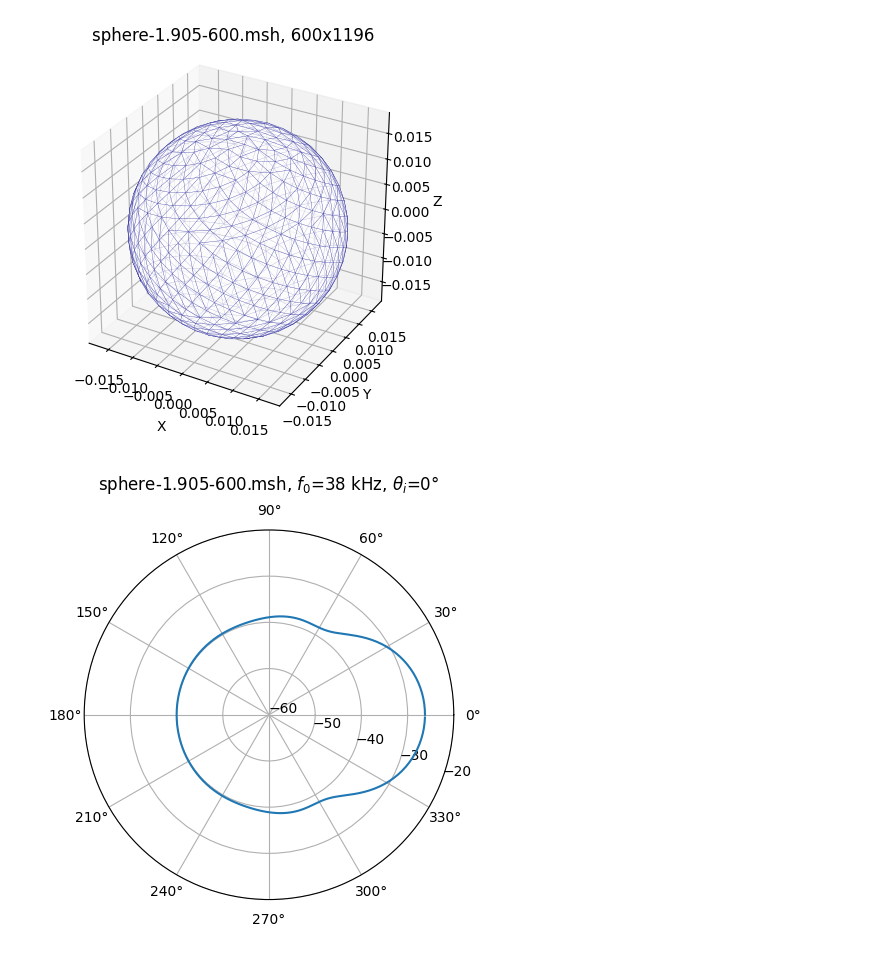
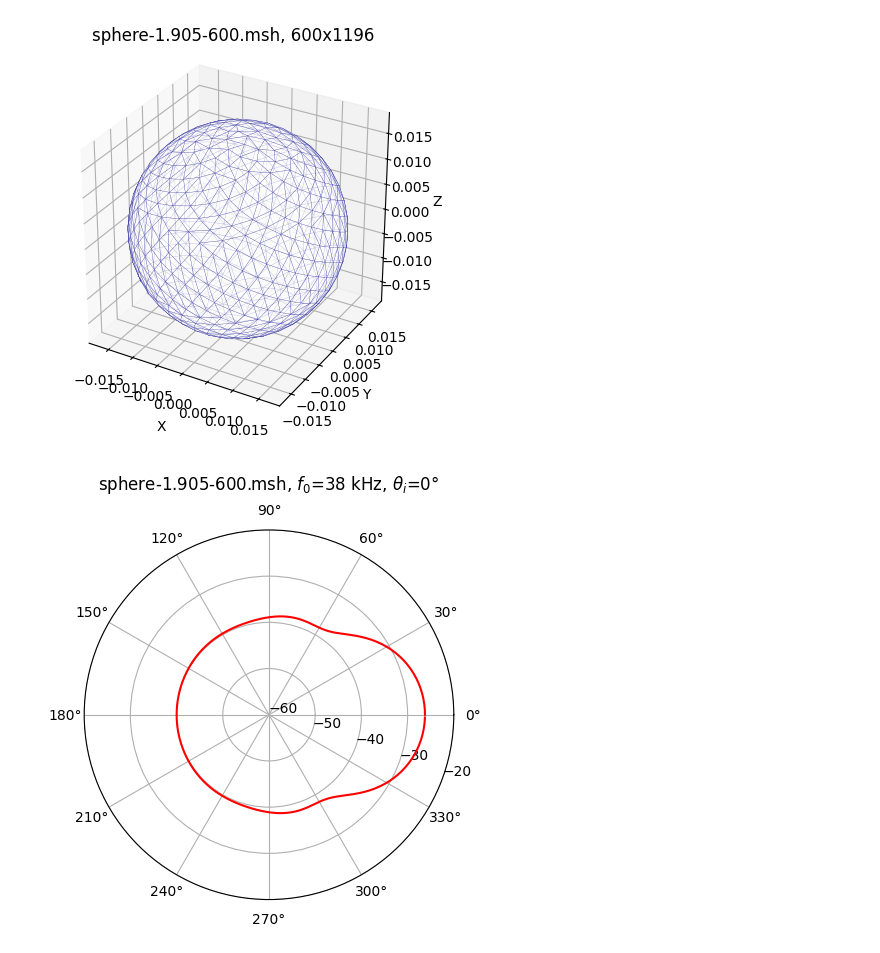
Before and after one commit to marmoszy/mm-bem, a Jupyter notebook: nb/soft_bempp.ipynb, the cells around one changed output. Cells and saved outputs as stored; diff of their text form; code cells hidden in the pictures.

```diff
--- a/nb/soft_bempp.ipynb
+++ b/nb/soft_bempp.ipynb
@@ -2,12 +2,7 @@
 # MM 19.5.2025: scattering from soft body
 # !pip install --force-reinstall "numpy<=2.2" scipy bempp-cl matplotlib
 
-repo_name = "mm-bem"
-repo_url = f"https://github.com/marmoszy/{repo_name}.git"
-import os
-if not os.path.exists(repo_name):
-    !git clone {repo_url}
-os.chdir(f"{repo_name}/msh")
+datapath="../msh/"
 
 import bempp_cl as bempp
 from bempp_cl.api.operators.boundary import helmholtz as boundary
@@ -28,7 +23,7 @@ d = array([cos(pi/180*th),sin(pi/180*th),0])# plane wave direction
 
 # target mesh and its space
 #grid = bempp.api.shapes.sphere(r=0.01905, h=c0/f0/5) # generated mesh
-grid = bempp.api.import_grid(fname)
+grid = bempp.api.import_grid(datapath+fname)
 Sp = bempp.api.function_space(grid, "P", 1)
 
 # incident pressure
@@ -62,33 +57,35 @@ mesh_collection.set_linewidth(0.2)
 ax.add_collection3d(mesh_collection)
 v_arr = array(v)
 ax.set_xlim(v_arr[:, 0].min(), v_arr[:, 0].max())
 ax.set_ylim(v_arr[:, 1].min(), v_arr[:, 1].max())
 ax.set_zlim(v_arr[:, 2].min(), v_arr[:, 2].max())
 ax.set_box_aspect((1, 1, 1))
 ax.set_xlabel('X')
 ax.set_ylabel('Y')
 ax.set_zlabel('Z')
 ax.set_title(r"%s, %dx%d"%(fname,n,m))
+plt.savefig("soft_bempp_1.svg", format="svg", bbox_inches="tight")
 plt.show()
 
 # plot solution
 import matplotlib.pyplot as plt
 angles = linspace(0, 2 * pi, 360, endpoint=False)
 values_db = 20 * log10([abs(p) for p in psc[0]])
 vmin, vmax = -60, -20
 fig, ax = plt.subplots(subplot_kw={'projection': 'polar'})
-ax.plot(angles, values_db, label='Scattering Pattern (dB)')
+ax.plot(angles, values_db, color='red')
 ax.set_ylim(vmin, vmax)
 ax.set_rticks(linspace(vmin, vmax, 5))
 ax.set_xticks(linspace(0, 2*pi-pi/6, 12))  # 30deg
 ax.set_rlabel_position(-20)
 ax.grid(True)
 ax.set_title(r"%s, $f_0$=%g kHz, $\theta_i$=%g$\degree$"%(fname,f0/1e3,th), va='bottom')
+plt.savefig("soft_bempp_2.svg", format="svg", bbox_inches="tight")
 plt.show()
 
 # print
-print("#deg\tlbs")
+print("#deg\tls")
 print("\n".join(["%d\t%g"%(i,abs(psc[0][i])) for i in range(len(psc[0]))]))
 # %% [output]
 [figure]
-[figure, old version]
+[figure, new version]
```
Also changed, not shown: parts of 1 cell of this notebook, 14 other files.
